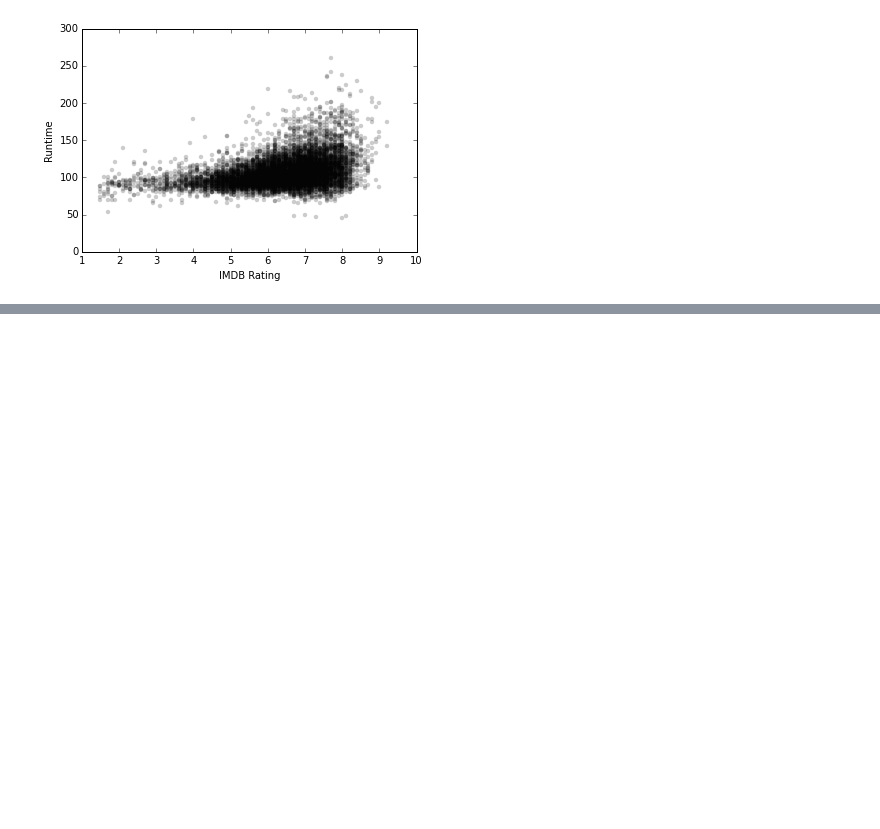
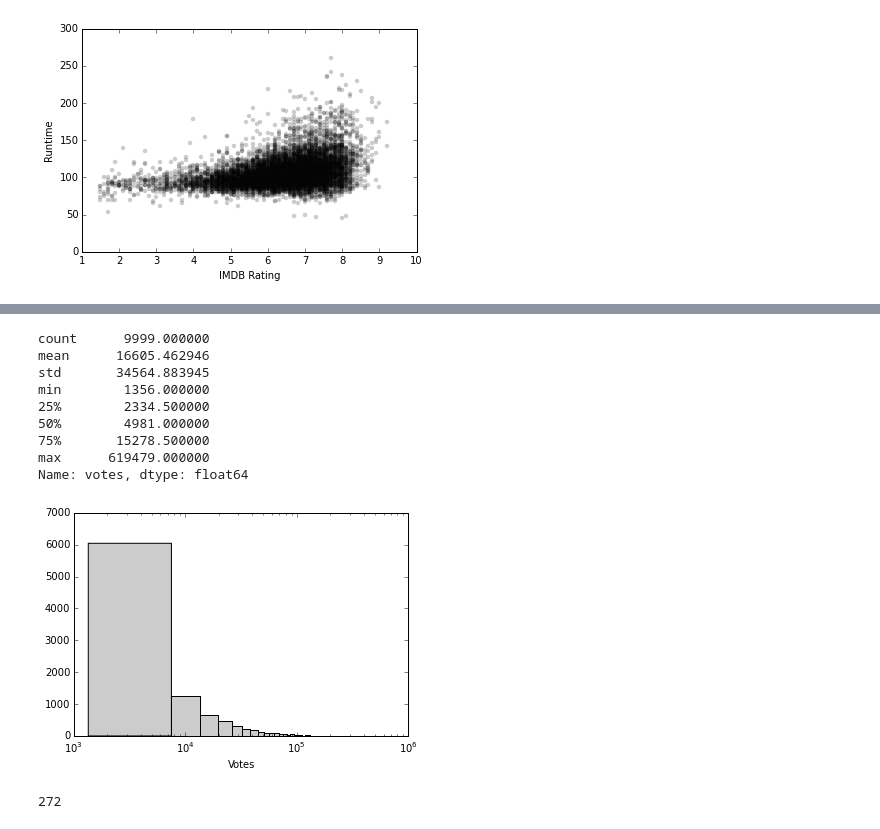
Before and after one commit to williamsnichols/DAT_20_Students, a Jupyter notebook: coreym/Assignment4/Assignment4.1.ipynb, the cells around one changed output, grey strips where cells are left out. Saved outputs shown, nothing was run; the diff lists cells and outputs as text; code cells hidden in the pictures; blank space fills up the shorter version.

```diff
--- a/coreym/Assignment4/Assignment4.1.ipynb
+++ b/coreym/Assignment4/Assignment4.1.ipynb
@@ -359,0 +365,6 @@ plt.ylabel("Runtime")
+# %%
+# score feels more relevant when it's weighted by the number of votes.
+
+# top scoring movies weighted by number of votes
+data['weighted_score'] = data.score * data.votes
+data[['title', 'year', 'weighted_score', 'score', 'votes', 'genres']].sort('weighted_score', ascending = False).head()
@@ -359,0 +378,24 @@ plt.ylabel("Runtime")
+# %%
+# low scoring, heavily voted movies also feel more relevant though - people may have emphatically hated those.
+# what does 'heavily voted' mean? Let's look at a histogram of vote counts.
+
+print data.votes.describe()
+plt.hist(data.votes, bins=100, color='#cccccc')
+plt.xlabel("Votes")
+plt.xscale('log')
+# %% [output]
+count      9999.000000
+mean      16605.462946
+std       34564.883945
+min        1356.000000
+25%        2334.500000
+50%        4981.000000
+75%       15278.500000
+max      619479.000000
+Name: votes, dtype: float64
+[figure, added]
+# %%
+# most movies get less than 100,000 votes
+data['votes'][data['votes'] > 100000].count()
+# %% [output]
+272
```
Also changed, not shown: parts of 8 cells of this notebook, 2 other files.
